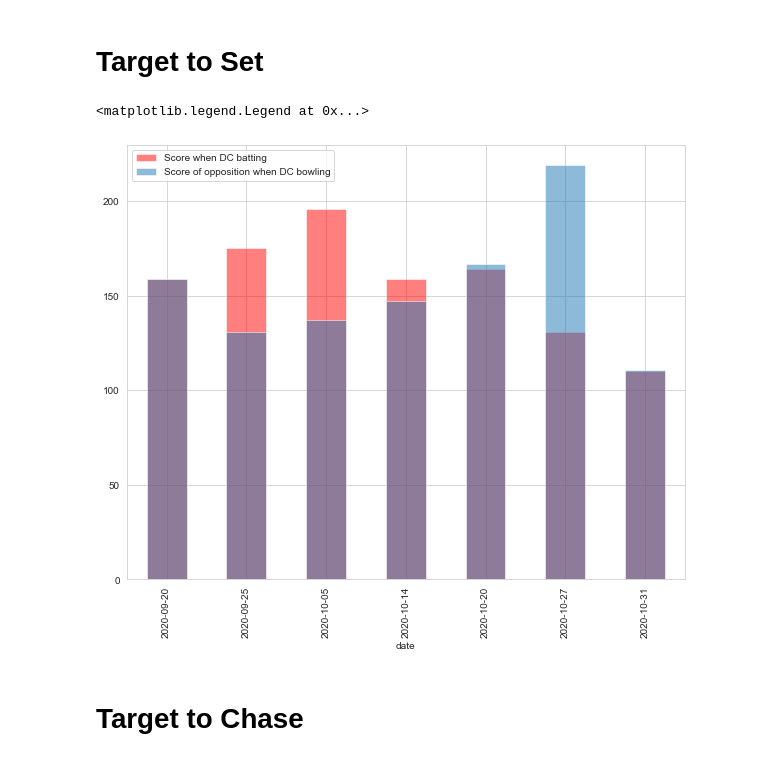
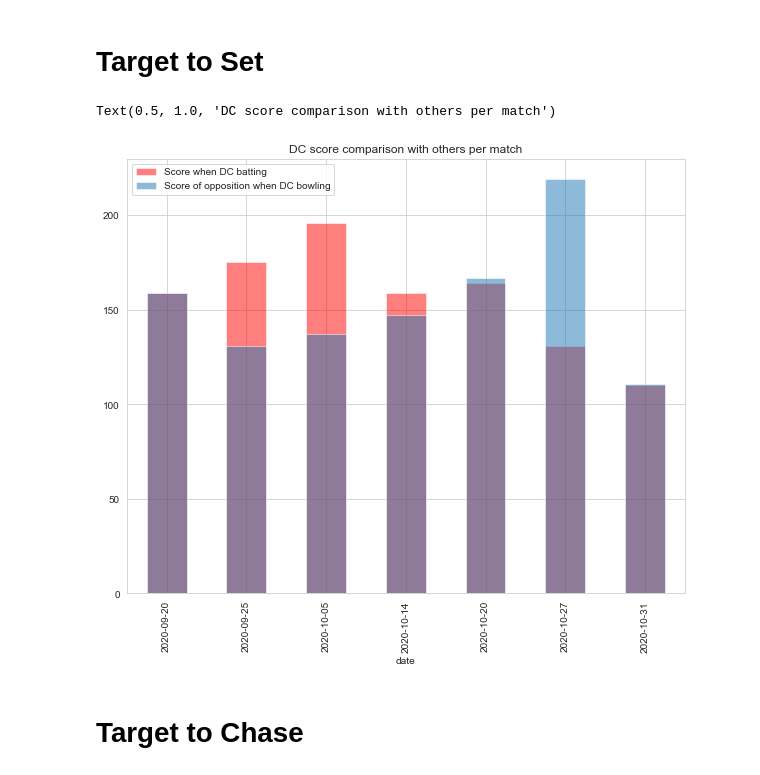
Before and after one commit to bhaskar-29/Widhya, a Jupyter notebook: MI Analytics.ipynb, the cells around one changed output. Drawn from its saved outputs; the diff is of its cells as text; code cells hidden in the pictures.

```diff
--- a/MI Analytics.ipynb
+++ b/MI Analytics.ipynb
@@ -77,13 +78,14 @@ pd.crosstab(index=di_stadium.winner, columns=di_stadium.Winning_team_first_innin
 # %%
 di_matches = delivery[(delivery['date'].isin(di_stadium_team['dates'].unique())) & (delivery['venue']=='Dubai International Cricket Stadium')]
 plt.figure(figsize=(10,8))
 
 di_matches[di_matches['batting_team']==team_2].groupby('date').sum()['total_runs'].plot(kind='bar', alpha=0.5, label='Score when DC batting', color='red')
 di_matches[di_matches['bowling_team']==team_2].groupby('date').sum()['total_runs'].plot(kind='bar', alpha=0.5, label='Score of opposition when DC bowling')
 plt.legend()
+plt.title("DC score comparison with others per match")
 # %% [output]
-<matplotlib.legend.Legend at 0x...>
+Text(0.5, 1.0, 'DC score comparison with others per match')
-[figure, old version]
+[figure, new version]
 # %% [markdown]
 # Target to Chase
 # %%
```
Also changed, not shown: parts of 2 cells of this notebook.
